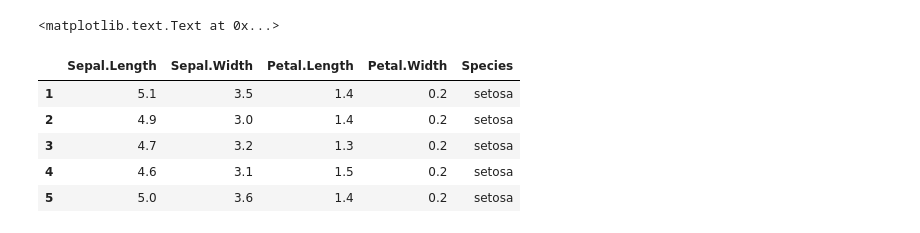
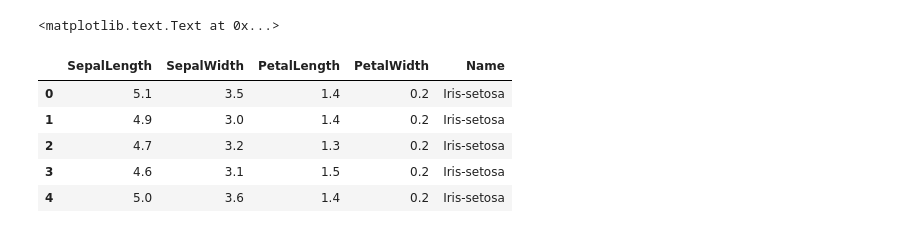
Before and after one commit to ekergy/jupyter_notebooks, a Jupyter notebook: curso/0-Intro.ipynb, the cells around one changed output. Drawn from its saved outputs; the diff is of its cells as text; code cells hidden in the pictures.

```diff
--- a/curso/0-Intro.ipynb
+++ b/curso/0-Intro.ipynb
@@ -157,16 +159,16 @@ plt.title('Example of Brownian motion')
 [interactive output not drawn]
 <matplotlib.text.Text at 0x...>
 # %%
-import pandas.rpy.common as rcom
-iris = rcom.load_data('iris')
+import pandas as pd
+iris = pd.read_csv('data/iris.csv')
 iris.head()
 # %% [output]
-|  | Sepal.Length | Sepal.Width | Petal.Length | Petal.Width | Species |
-| 1 | 5.1 | 3.5 | 1.4 | 0.2 | setosa |
-| 2 | 4.9 | 3.0 | 1.4 | 0.2 | setosa |
-| 3 | 4.7 | 3.2 | 1.3 | 0.2 | setosa |
-| 4 | 4.6 | 3.1 | 1.5 | 0.2 | setosa |
-| 5 | 5.0 | 3.6 | 1.4 | 0.2 | setosa |
+|  | SepalLength | SepalWidth | PetalLength | PetalWidth | Name |
+| 0 | 5.1 | 3.5 | 1.4 | 0.2 | Iris-setosa |
+| 1 | 4.9 | 3.0 | 1.4 | 0.2 | Iris-setosa |
+| 2 | 4.7 | 3.2 | 1.3 | 0.2 | Iris-setosa |
+| 3 | 4.6 | 3.1 | 1.5 | 0.2 | Iris-setosa |
+| 4 | 5.0 | 3.6 | 1.4 | 0.2 | Iris-setosa |
 # %%
 fig = plt.figure(2)
 ax = fig.add_subplot(1,1,1)
```
Also changed, not shown: parts of 4 cells of this notebook, 4 other files.
